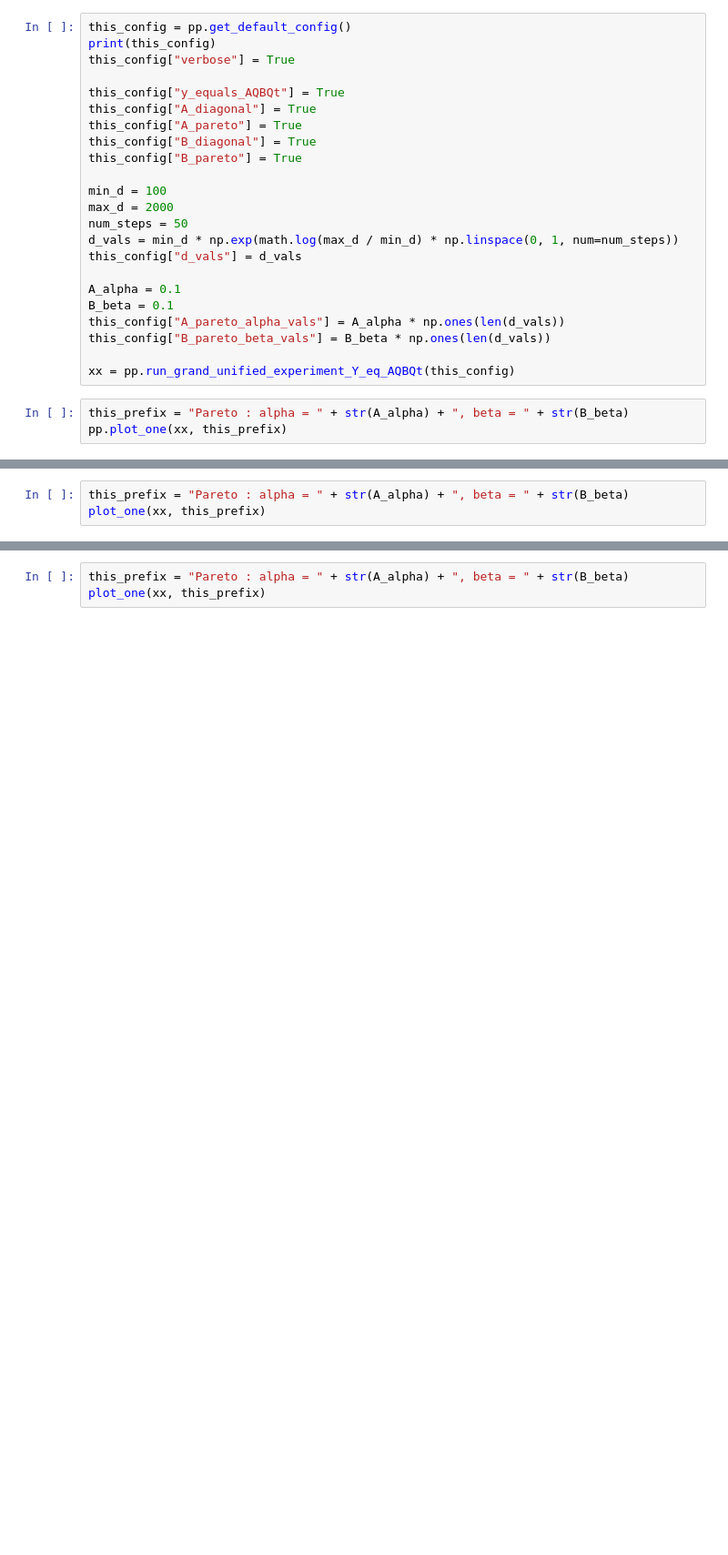
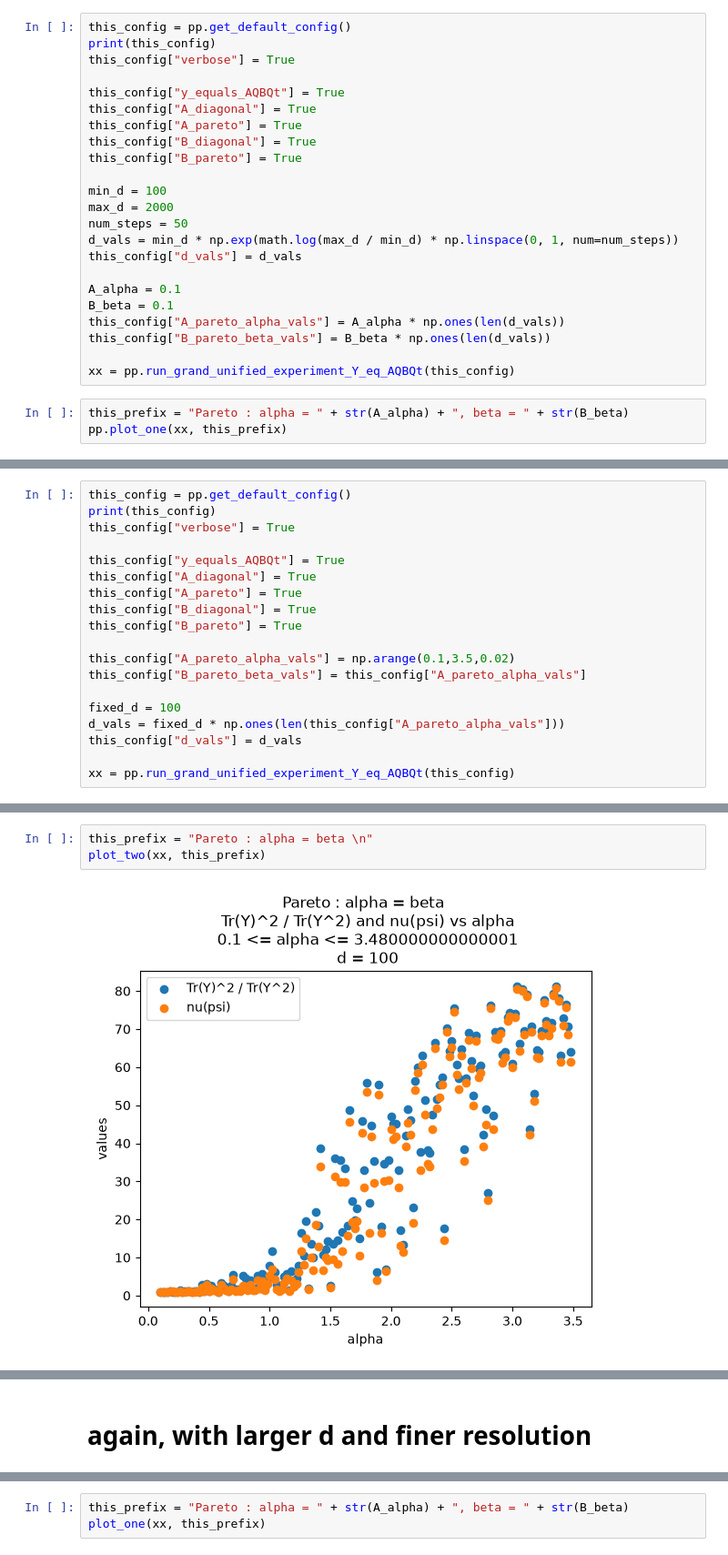
Before and after one commit to tdhadfield/PatnaikPearson, a Jupyter notebook: PatnaikPearson_hypotheses_AQBQt.ipynb, the cells around one changed output, grey strips where cells are left out. Shown at 91% size. Saved outputs shown, nothing was run; the diff lists cells and outputs as text; blank space fills up the shorter version.

Commit message:
more experiments

```diff
--- a/PatnaikPearson_hypotheses_AQBQt.ipynb
+++ b/PatnaikPearson_hypotheses_AQBQt.ipynb
@@ -433,0 +436,19 @@ pp.plot_one(xx, this_prefix)
+# %%
+this_config = pp.get_default_config()
+print(this_config)
+this_config["verbose"] = True
+
+this_config["y_equals_AQBQt"] = True
+this_config["A_diagonal"] = True
+this_config["A_pareto"] = True
+this_config["B_diagonal"] = True
+this_config["B_pareto"] = True
+
+this_config["A_pareto_alpha_vals"] = np.arange(0.1,3.5,0.02)
+this_config["B_pareto_beta_vals"] = this_config["A_pareto_alpha_vals"]
+
+fixed_d = 100
+d_vals = fixed_d * np.ones(len(this_config["A_pareto_alpha_vals"]))
+this_config["d_vals"] = d_vals
+
+xx = pp.run_grand_unified_experiment_Y_eq_AQBQt(this_config)
@@ -434,3 +473,5 @@ pp.plot_one(xx, this_prefix)
 # %%
-this_prefix = "Pareto : alpha = " + str(A_alpha) + ", beta = " + str(B_beta)
-plot_one(xx, this_prefix)
+this_prefix = "Pareto : alpha = beta \n"
+plot_two(xx, this_prefix)
+# %% [output]
+[figure, added]
@@ -436,0 +480,2 @@ plot_one(xx, this_prefix)
+# %% [markdown]
+# again, with larger d and finer resolution
```
Also changed, not shown: parts of 22 cells of this notebook.
